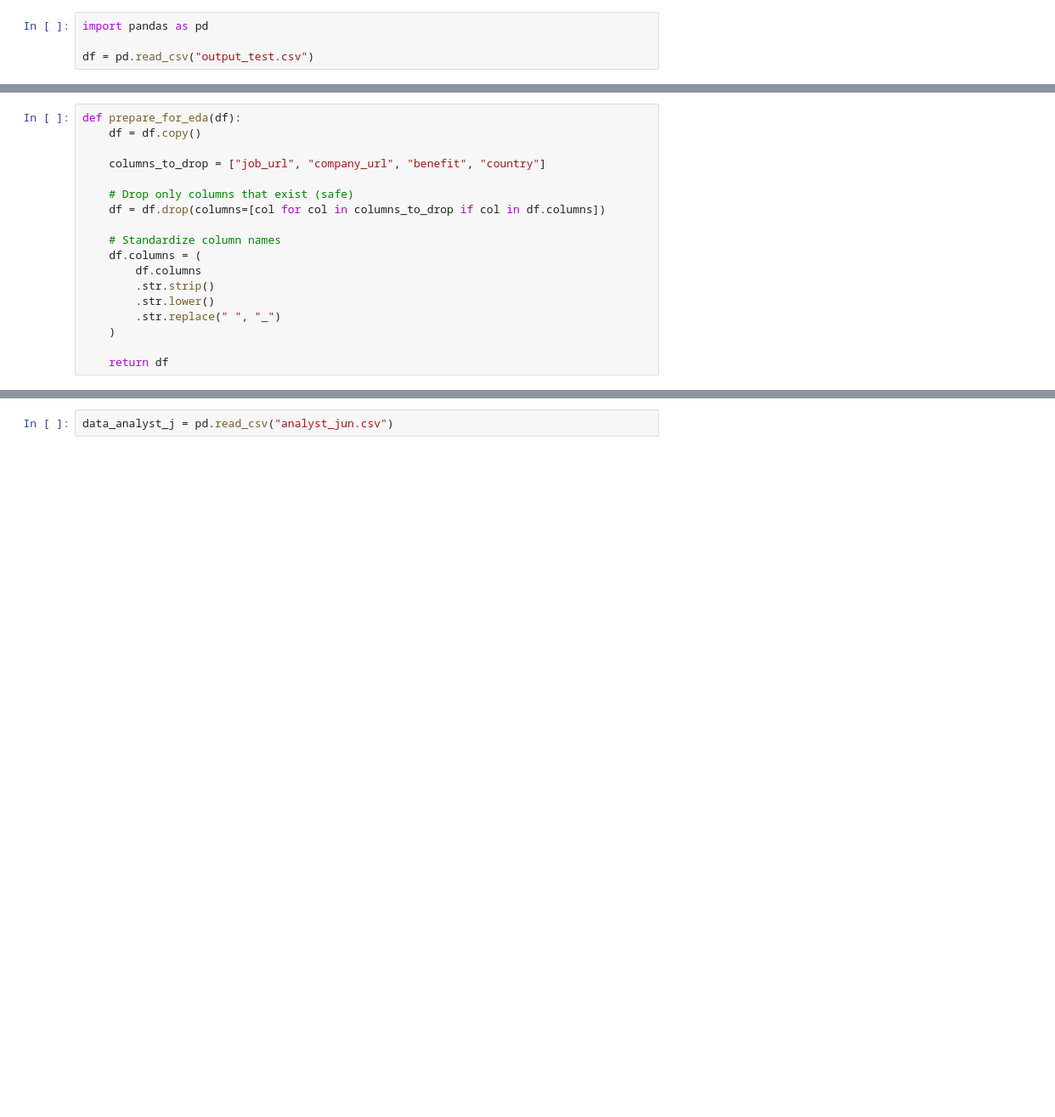
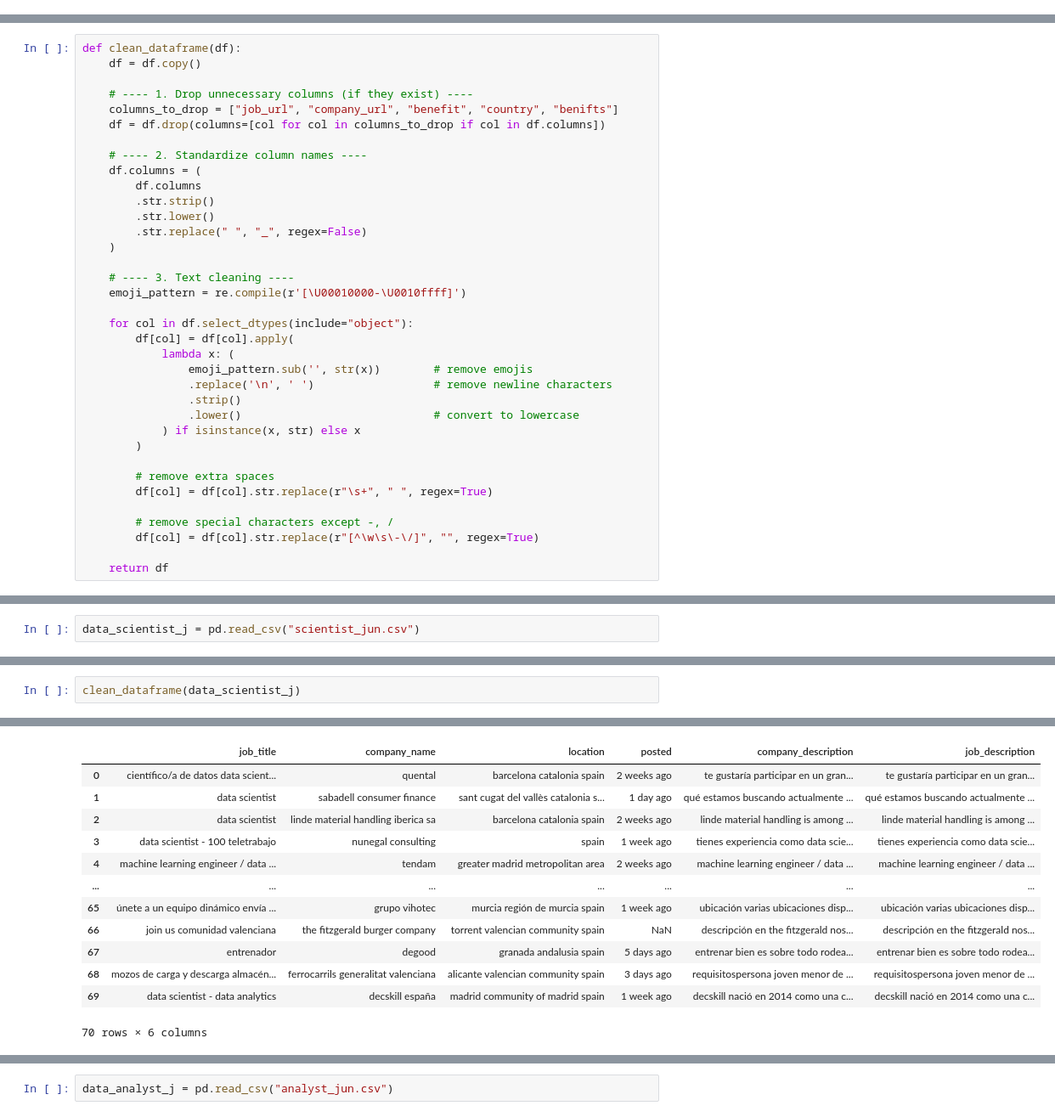
Before and after one commit to gail-mar/final_project, a Jupyter notebook: EDA.ipynb, the cells around one changed output, grey strips where cells are left out. Shown at 85% size. Saved outputs shown, nothing was run; the diff lists cells and outputs as text; blank space fills up the shorter version.

```diff
--- a/EDA.ipynb
+++ b/EDA.ipynb
@@ -3,4 +0,0 @@ Test roading CSV
-# %%
-import pandas as pd
-
-df = pd.read_csv("output_test.csv")
@@ -47,18 +8,36 @@ def drop_url_columns(df):
 # %%
-def prepare_for_eda(df):
+def clean_dataframe(df):
     df = df.copy()
 
-    columns_to_drop = ["job_url", "company_url", "benefit", "country"]
-
-    # Drop only columns that exist (safe)
+    # ---- 1. Drop unnecessary columns (if they exist) ----
+    columns_to_drop = ["job_url", "company_url", "benefit", "country", "benifts"]
     df = df.drop(columns=[col for col in columns_to_drop if col in df.columns])
 
-    # Standardize column names
+    # ---- 2. Standardize column names ----
     df.columns = (
         df.columns
         .str.strip()
         .str.lower()
-        .str.replace(" ", "_")
+        .str.replace(" ", "_", regex=False)
     )
 
+    # ---- 3. Text cleaning ----
+    emoji_pattern = re.compile(r'[\U00010000-\U0010ffff]')
+
+    for col in df.select_dtypes(include="object"):
+        df[col] = df[col].apply(
+            lambda x: (
+                emoji_pattern.sub('', str(x))        # remove emojis
+                .replace('\n', ' ')                  # remove newline characters
+                .strip()
+                .lower()                             # convert to lowercase
+            ) if isinstance(x, str) else x
+        )
+
+        # remove extra spaces
+        df[col] = df[col].str.replace(r"\s+", " ", regex=True)
+
+        # remove special characters except -, /
+        df[col] = df[col].str.replace(r"[^\w\s\-\/]", "", regex=True)
+
     return df
@@ -66,0 +111,2 @@ EDA data analyst Jonior
+# %%
+data_scientist_j = pd.read_csv("scientist_jun.csv")
@@ -66,0 +115,3 @@ EDA data analyst Jonior
+# %%
+clean_dataframe(data_scientist_j)
+# %% [output]
@@ -66,0 +120,13 @@ EDA data analyst Jonior
+|  | job_title | company_name | location | posted | company_description | job_description |
+| 0 | científico/a de datos data scient... | quental | barcelona catalonia spain | 2 weeks ago | te gustaría participar en un gran... | te gustaría participar en un gran... |
+| 1 | data scientist | sabadell consumer finance | sant cugat del vallès catalonia s... | 1 day ago | qué estamos buscando actualmente ... | qué estamos buscando actualmente ... |
+| 2 | data scientist | linde material handling iberica sa | barcelona catalonia spain | 2 weeks ago | linde material handling is among ... | linde material handling is among ... |
+| 3 | data scientist - 100 teletrabajo | nunegal consulting | spain | 1 week ago | tienes experiencia como data scie... | tienes experiencia como data scie... |
+| 4 | machine learning engineer / data ... | tendam | greater madrid metropolitan area | 2 weeks ago | machine learning engineer / data ... | machine learning engineer / data ... |
+| ... | ... | ... | ... | ... | ... | ... |
+| 65 | únete a un equipo dinámico envía ... | grupo vihotec | murcia región de murcia spain | 1 week ago | ubicación varias ubicaciones disp... | ubicación varias ubicaciones disp... |
+| 66 | join us comunidad valenciana | the fitzgerald burger company | torrent valencian community spain | NaN | descripción en the fitzgerald nos... | descripción en the fitzgerald nos... |
+| 67 | entrenador | degood | granada andalusia spain | 5 days ago | entrenar bien es sobre todo rodea... | entrenar bien es sobre todo rodea... |
+| 68 | mozos de carga y descarga almacén... | ferrocarrils generalitat valenciana | alicante valencian community spain | 3 days ago | requisitospersona joven menor de ... | requisitospersona joven menor de ... |
+| 69 | data scientist - data analytics | decskill españa | madrid community of madrid spain | 1 week ago | decskill nació en 2014 como una c... | decskill nació en 2014 como una c... |
+70 rows × 6 columns
```
Also changed, not shown: parts of 34 cells of this notebook, 6 other files.
